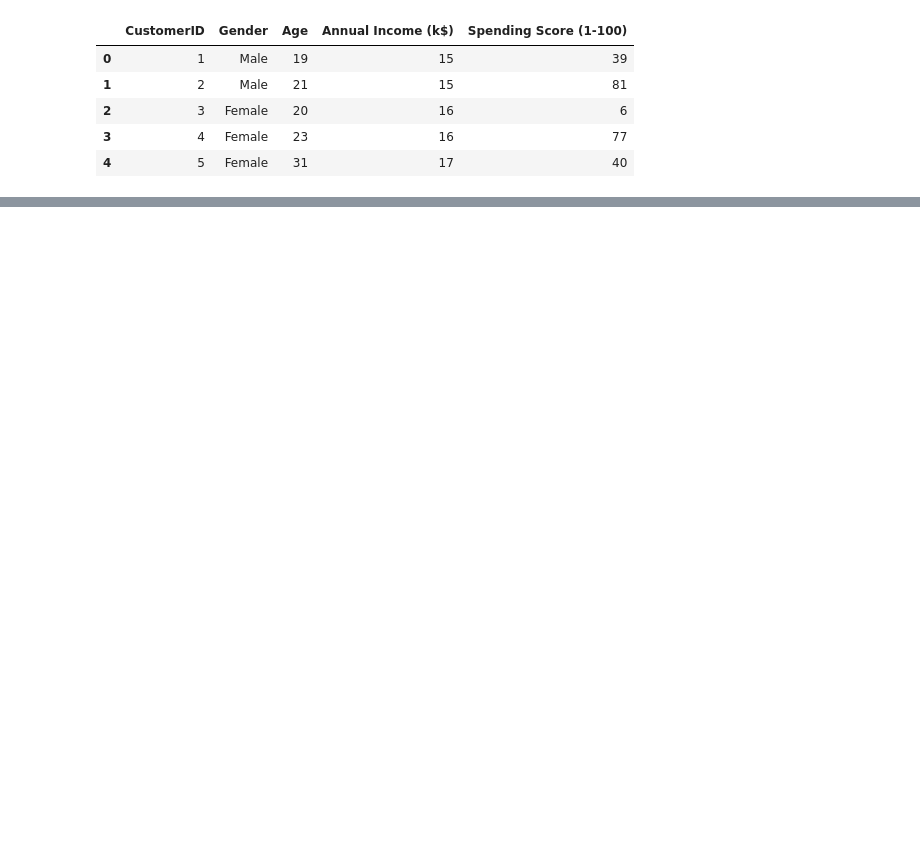
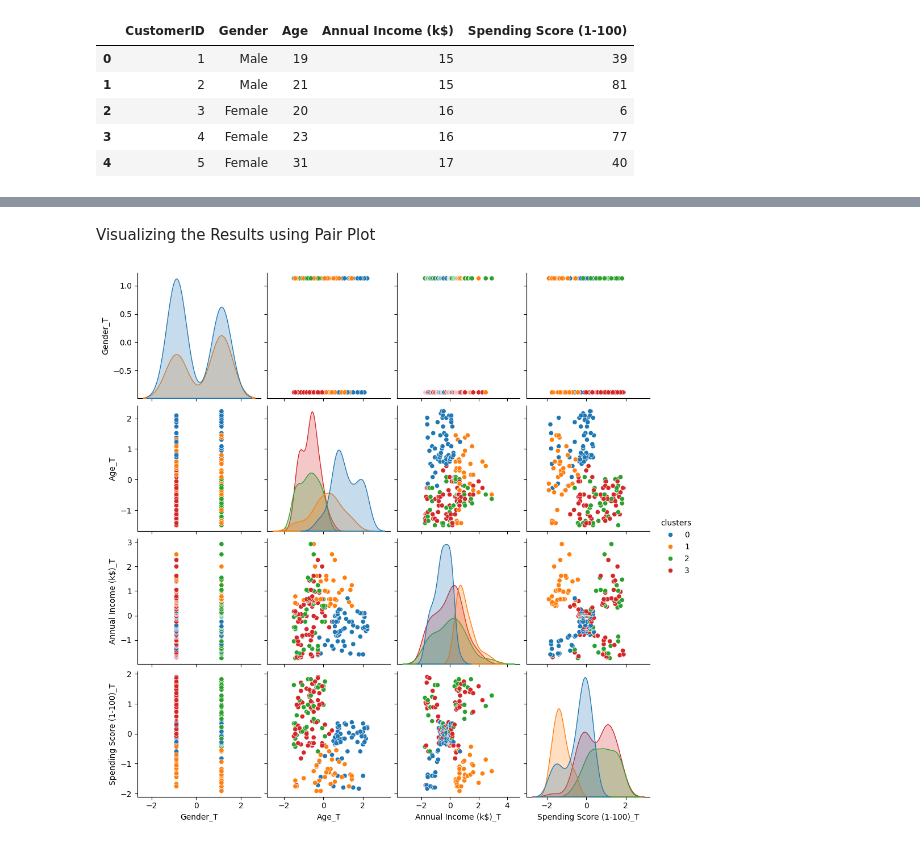
Before and after one commit to shahdAhmed101/PRODIGY_ML_02, a Jupyter notebook: Task 02.ipynb, the cells around one changed output, grey strips where cells are left out. Cells and saved outputs as stored; diff of their text form; code cells hidden in the pictures; blank space fills up the shorter version.

```diff
--- a/Task 02.ipynb
+++ b/Task 02.ipynb
@@ -13,0 +148,4 @@ df.head()
+# %%
+model = KMeans(n_clusters= 4 , random_state=42)
+# %%
+model.fit(scaled_df)
@@ -13,0 +154,3 @@ df.head()
+# %%
+scaled_df["clusters"] = model.labels_
+scaled_df.head(10)
@@ -13,0 +169,7 @@ df.head()
+# %% [markdown]
+Visualizing the Results using Pair Plot
+# %%
+sns.pairplot(scaled_df, hue='clusters', palette='tab10' )
+plt.show()
+# %% [output]
+[figure, added]
```
Also changed, not shown: parts of 27 cells of this notebook.
